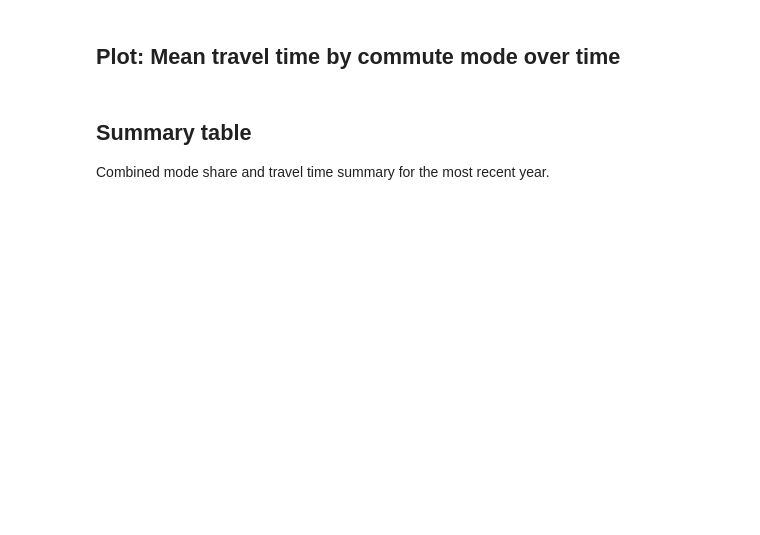
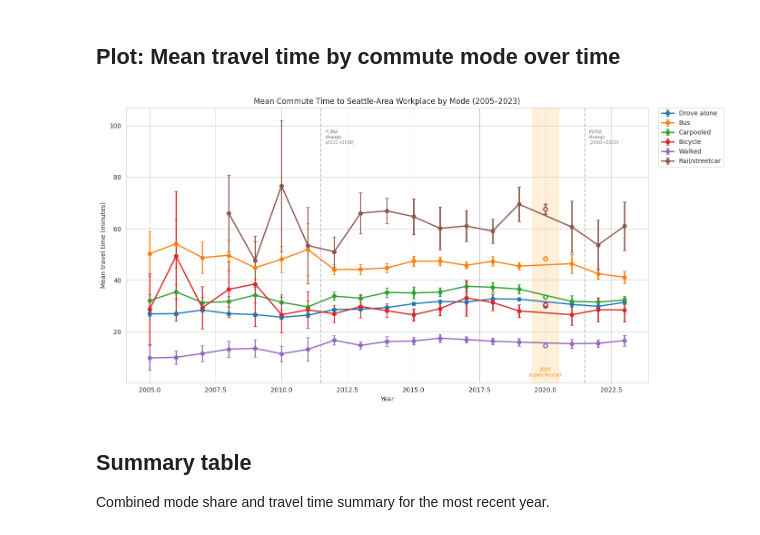
Before and after one commit to aflaxman/ai_assisted_us_health_data_analysis, a Jupyter notebook: seattle_commute_analysis/02_analysis.ipynb, the cells around one changed output. Drawn from its saved outputs; the diff is of its cells as text; code cells hidden in the pictures; blank space fills up the shorter version.

```diff
--- a/seattle_commute_analysis/02_analysis.ipynb
+++ b/seattle_commute_analysis/02_analysis.ipynb
@@ -462,28 +590,37 @@ time_trends.head(10)
 # %%
 plot_modes = ['Drove alone', 'Bus', 'Carpooled', 'Bicycle', 'Walked', 'Rail/streetcar']
 
-fig, ax = plt.subplots(figsize=(12, 7))
+fig, ax = plt.subplots(figsize=(14, 7))
 for mode in plot_modes:
     sub = time_trends[time_trends['mode'] == mode].sort_values('year')
     if len(sub) == 0:
         continue
-    ax.errorbar(sub['year'], sub['mean_travel_time_min'],
-                yerr=1.96 * sub['travel_time_se'],
-                marker='o', capsize=3, label=mode, linewidth=2)
+
+    regular = sub[sub['year'] != 2020]
+    exp_2020 = sub[sub['year'] == 2020]
+
+    line = ax.errorbar(regular['year'], regular['mean_travel_time_min'],
+                       yerr=1.96 * regular['travel_time_se'],
+                       marker='o', capsize=3, label=mode, linewidth=2)
+    color = line[0].get_color()
+
+    if len(exp_2020) > 0:
+        ax.errorbar(exp_2020['year'], exp_2020['mean_travel_time_min'],
+                    yerr=1.96 * exp_2020['travel_time_se'],
+                    marker='o', capsize=3, color=color, linewidth=2,
+                    markerfacecolor='white', markeredgecolor=color, markeredgewidth=2)
 
 ax.set_xlabel('Year')
 ax.set_ylabel('Mean travel time (minutes)')
-ax.set_title('Mean Commute Time to Seattle-Area Workplace by Mode')
+ax.set_title('Mean Commute Time to Seattle-Area Workplace by Mode (2005–2023)')
 ax.legend(loc='upper left', bbox_to_anchor=(1.02, 1), borderaxespad=0)
 
-ax.axvline(x=2021.5, color='gray', linestyle='--', alpha=0.5)
-ax.text(2021.6, ax.get_ylim()[1] * 0.95, 'PUMA\nchange', fontsize=8, color='gray')
-
-ax.axvspan(2019.5, 2020.5, alpha=0.1, color='red')
-ax.text(2019.7, ax.get_ylim()[1] * 0.85, '2020\n(no data)', fontsize=8, color='red', alpha=0.7)
+add_puma_breaks_and_2020(ax)
 
 plt.tight_layout()
 plt.show()
+# %% [output]
+[figure, added]
 # %% [markdown]
 ## Summary table
 
```
Also changed, not shown: parts of 15 cells of this notebook, 3 other files.
